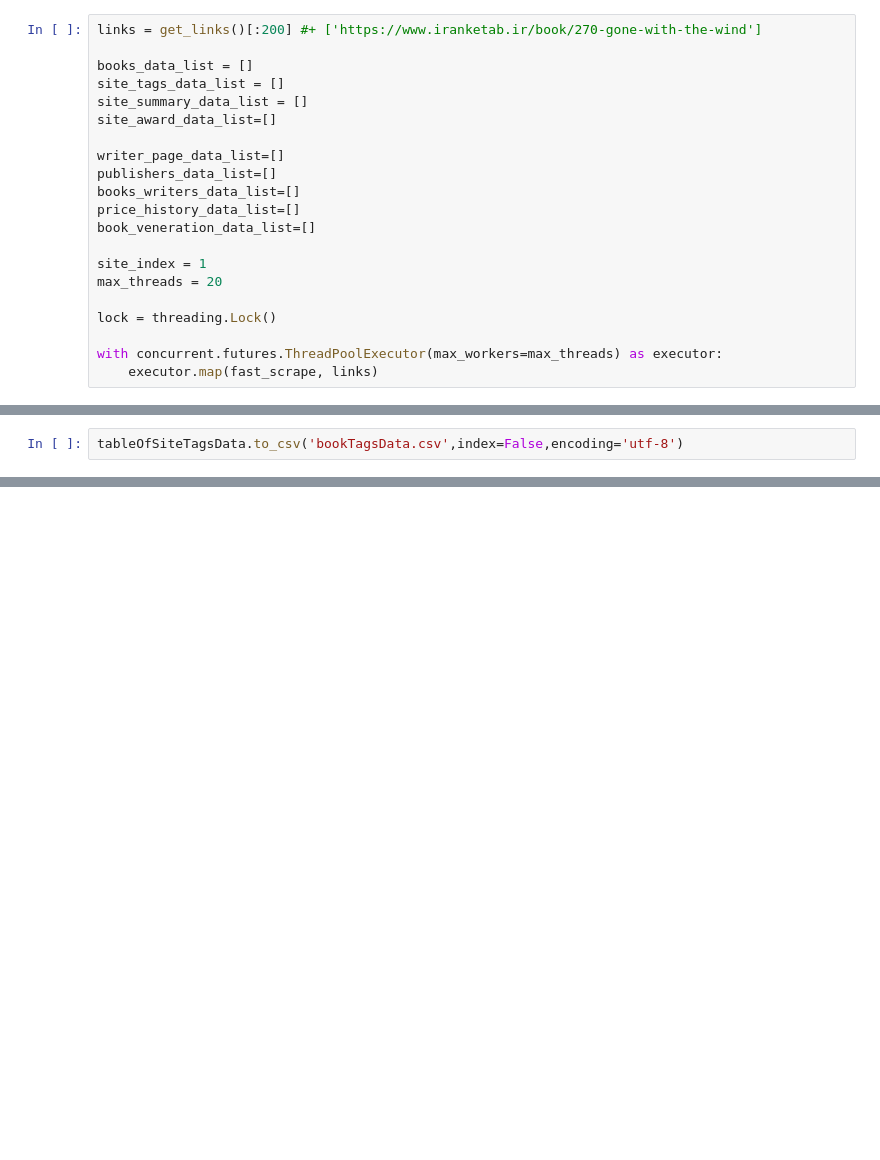
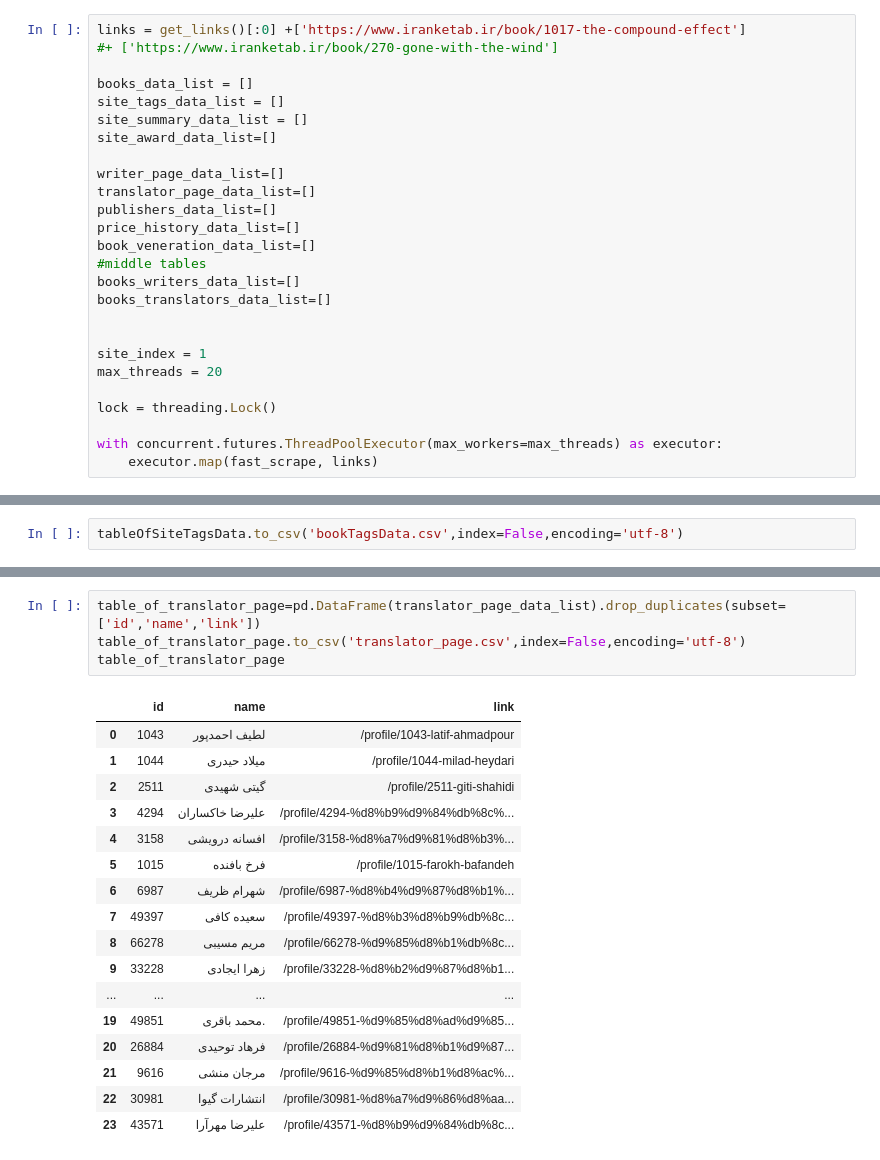
Before and after one commit to sanoooavi/Booktopia, a Jupyter notebook: scrap.ipynb, the cells around one changed output, grey strips where cells are left out. Drawn from its saved outputs; the diff is of its cells as text; blank space fills up the shorter version.

```diff
--- a/scrap.ipynb
+++ b/scrap.ipynb
@@ -352,7 +380,8 @@ def fast_scrape(link):
 # %% [markdown]
 <h1>Fast Scraper</h1>
 # %%
-links = get_links()[:200] #+ ['https://www.iranketab.ir/book/270-gone-with-the-wind']
+links = get_links()[:0] +['https://www.iranketab.ir/book/1017-the-compound-effect']
+#+ ['https://www.iranketab.ir/book/270-gone-with-the-wind']
 
 books_data_list = []
 site_tags_data_list = []
@@ -360,10 +389,14 @@ site_summary_data_list = []
 site_award_data_list=[]
 
 writer_page_data_list=[]
+translator_page_data_list=[]
 publishers_data_list=[]
-books_writers_data_list=[]
 price_history_data_list=[]
 book_veneration_data_list=[]
+#middle tables
+books_writers_data_list=[]
+books_translators_data_list=[]
+
 
 site_index = 1
 max_threads = 20
@@ -616,2 +701,24 @@ table_of_writer
+# %%
+table_of_translator_page=pd.DataFrame(translator_page_data_list).drop_duplicates(subset=['id','name','link'])
+table_of_translator_page.to_csv('translator_page.csv',index=False,encoding='utf-8')
+table_of_translator_page
+# %% [output]
+|  | id | name | link |
+| 0 | 1043 | لطیف احمدپور | /profile/1043-latif-ahmadpour |
+| 1 | 1044 | میلاد حیدری | /profile/1044-milad-heydari |
+| 2 | 2511 | گیتی شهیدی | /profile/2511-giti-shahidi |
+| 3 | 4294 | علیرضا خاکساران | /profile/4294-%d8%b9%d9%84%db%8c%... |
+| 4 | 3158 | افسانه درویشی | /profile/3158-%d8%a7%d9%81%d8%b3%... |
+| 5 | 1015 | فرخ بافنده | /profile/1015-farokh-bafandeh |
+| 6 | 6987 | شهرام ظریف | /profile/6987-%d8%b4%d9%87%d8%b1%... |
+| 7 | 49397 | سعیده کافی | /profile/49397-%d8%b3%d8%b9%db%8c... |
+| 8 | 66278 | مریم مسیبی | /profile/66278-%d9%85%d8%b1%db%8c... |
+| 9 | 33228 | زهرا ایجادی | /profile/33228-%d8%b2%d9%87%d8%b1... |
+| ... | ... | ... | ... |
+| 19 | 49851 | محمد باقری. | /profile/49851-%d9%85%d8%ad%d9%85... |
+| 20 | 26884 | فرهاد توحیدی | /profile/26884-%d9%81%d8%b1%d9%87... |
+| 21 | 9616 | مرجان منشی | /profile/9616-%d9%85%d8%b1%d8%ac%... |
+| 22 | 30981 | انتشارات گیوا | /profile/30981-%d8%a7%d9%86%d8%aa... |
+| 23 | 43571 | علیرضا مهرآرا | /profile/43571-%d8%b9%d9%84%db%8c... |
 # %%
 table_of_price_history=pd.DataFrame(price_history_data_list).drop_duplicates(subset=['book_id','price','discount','date'])
```
Also changed, not shown: parts of 24 cells of this notebook, 14 other files.
